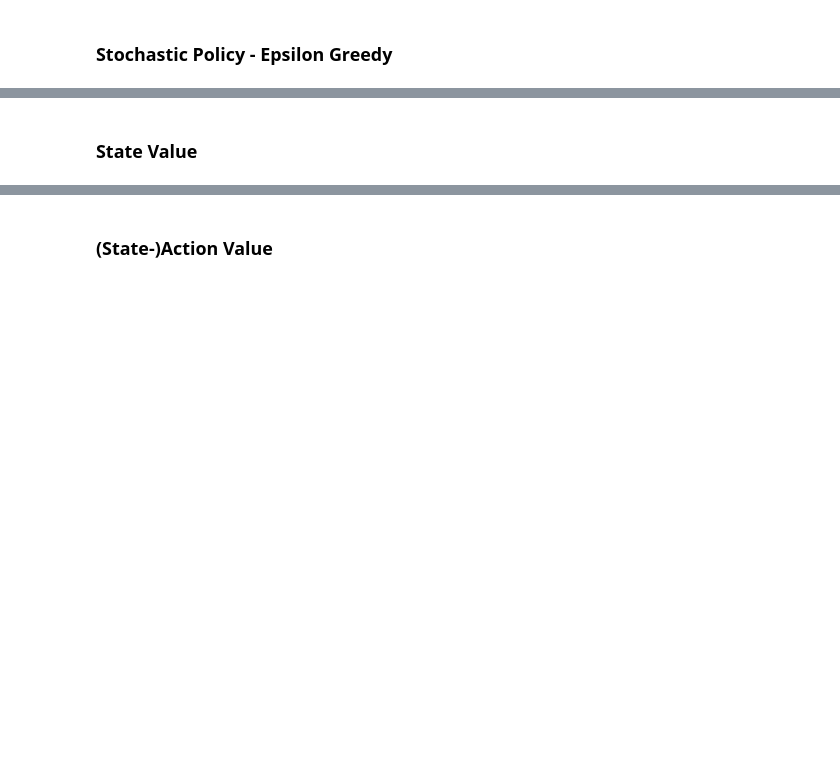
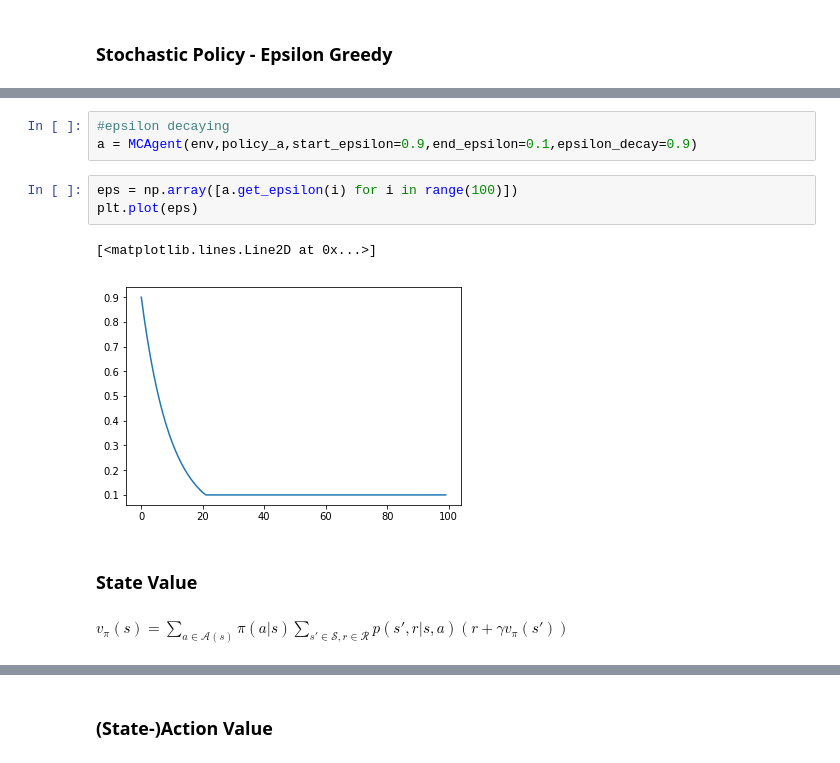
Before and after one commit to Datatouille/rl-workshop, a Jupyter notebook: session1.ipynb, the cells around one changed output, grey strips where cells are left out. Drawn from its saved outputs; the diff is of its cells as text; blank space fills up the shorter version.

```diff
--- a/session1.ipynb
+++ b/session1.ipynb
@@ -113,2 +224,13 @@ env.print_physical(visible_only=True)
+# %%
+#epsilon decaying
+a = MCAgent(env,policy_a,start_epsilon=0.9,end_epsilon=0.1,epsilon_decay=0.9)
+# %%
+eps = np.array([a.get_epsilon(i) for i in range(100)])
+plt.plot(eps)
+# %% [output]
+[<matplotlib.lines.Line2D at 0x...>]
+[figure, added]
 # %% [markdown]
 ### State Value
+# %% [markdown]
+$v_\pi(s) = \sum_{a \in \mathcal{A}(s)}\pi(a|s)\sum_{s' \in \mathcal{S}, r\in\mathcal{R}}p(s',r|s,a)(r + \gamma v_\pi(s'))$
```
Also changed, not shown: parts of 53 cells of this notebook, 11 other files.
